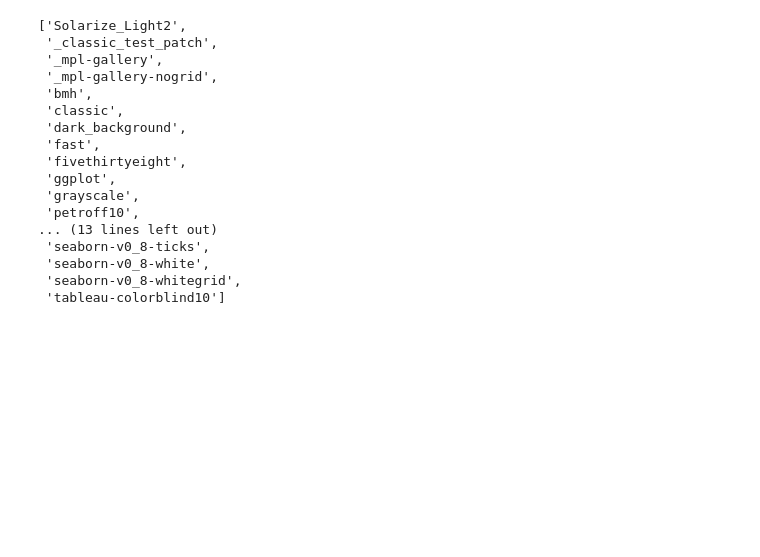
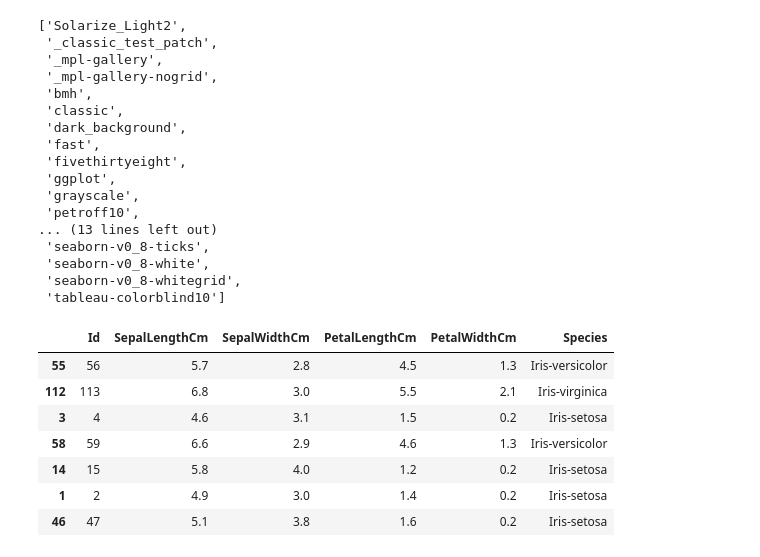
Before and after one commit to Vaidehi1005/MachineLearning, a Jupyter notebook: Matplotlib.ipynb, the cells around one changed output. Saved outputs shown, nothing was run; the diff lists cells and outputs as text; code cells hidden in the pictures; blank space fills up the shorter version.

```diff
--- a/Matplotlib.ipynb
+++ b/Matplotlib.ipynb
@@ -494,0 +501,12 @@ plt.style.use('fivethirtyeight')
+# %%
+iris = pd.read_csv('/content/iris.csv')
+iris.sample(7)
+# %% [output]
+|  | Id | SepalLengthCm | SepalWidthCm | PetalLengthCm | PetalWidthCm | Species |
+| 55 | 56 | 5.7 | 2.8 | 4.5 | 1.3 | Iris-versicolor |
+| 112 | 113 | 6.8 | 3.0 | 5.5 | 2.1 | Iris-virginica |
+| 3 | 4 | 4.6 | 3.1 | 1.5 | 0.2 | Iris-setosa |
+| 58 | 59 | 6.6 | 2.9 | 4.6 | 1.3 | Iris-versicolor |
+| 14 | 15 | 5.8 | 4.0 | 1.2 | 0.2 | Iris-setosa |
+| 1 | 2 | 4.9 | 3.0 | 1.4 | 0.2 | Iris-setosa |
+| 46 | 47 | 5.1 | 3.8 | 1.6 | 0.2 | Iris-setosa |
```
Also changed, not shown: parts of 4 cells of this notebook.
